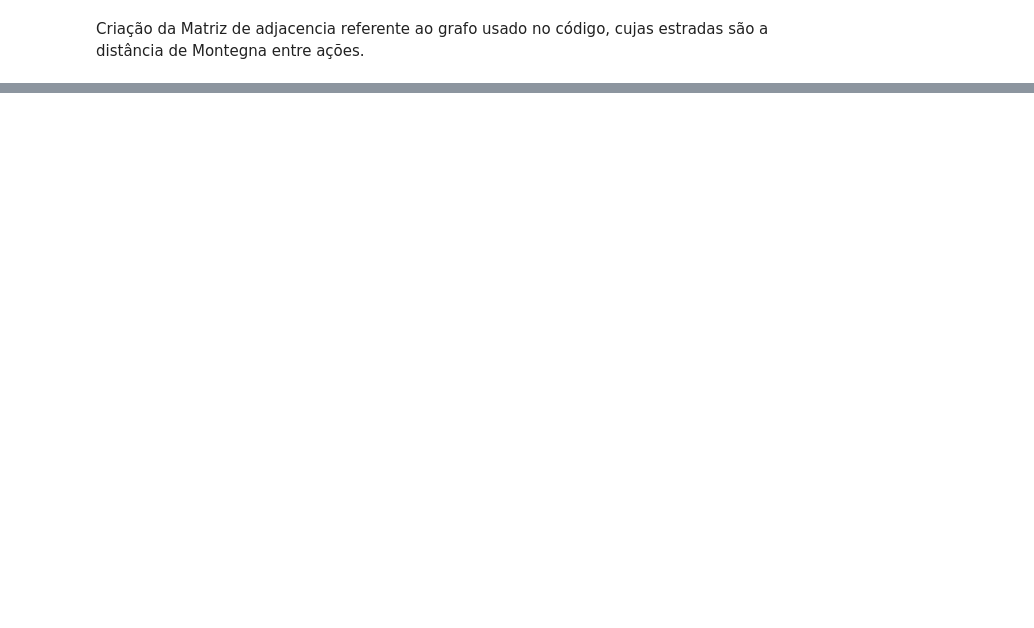
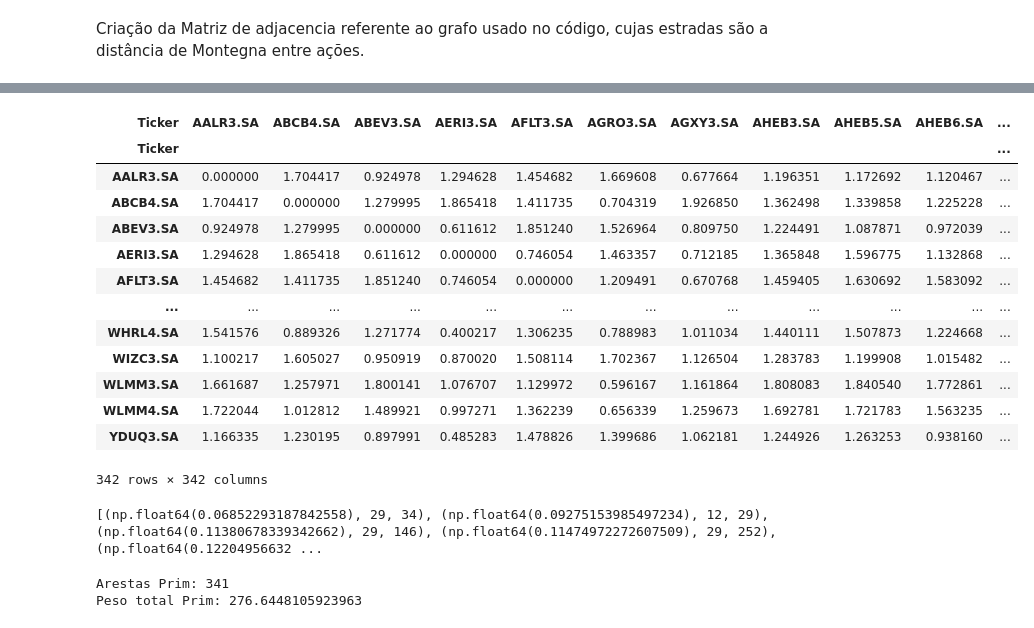
Before and after one commit to Marcos00758/Anti-crisis-stocks-using-graphs, a Jupyter notebook: Algoritimos.ipynb, the cells around one changed output, grey strips where cells are left out. Saved outputs shown, nothing was run; the diff lists cells and outputs as text; code cells hidden in the pictures; blank space fills up the shorter version.

```diff
--- a/Algoritimos.ipynb
+++ b/Algoritimos.ipynb
@@ -43,0 +67,61 @@ print(matriz_inicio)
+# %%
+dataframe_IPCA = inflacao_mensal('01/01/2008', '31/12/2025', variacao_logaritma)
+matriz_correlacao_IPCA = dataframe_IPCA.corr(method='pearson')
+matriz_mantegna_IPCA = matriz_mantegna(matriz_correlacao_IPCA)
+matriz_mantegna_IPCA
+# %% [output]
+| Ticker | AALR3.SA | ABCB4.SA | ABEV3.SA | AERI3.SA | AFLT3.SA | AGRO3.SA | AGXY3.SA | AHEB3.SA | AHEB5.SA | AHEB6.SA | ... |
+| Ticker |  |  |  |  |  |  |  |  |  |  | ... |
+| AALR3.SA | 0.000000 | 1.704417 | 0.924978 | 1.294628 | 1.454682 | 1.669608 | 0.677664 | 1.196351 | 1.172692 | 1.120467 | ... |
+| ABCB4.SA | 1.704417 | 0.000000 | 1.279995 | 1.865418 | 1.411735 | 0.704319 | 1.926850 | 1.362498 | 1.339858 | 1.225228 | ... |
+| ABEV3.SA | 0.924978 | 1.279995 | 0.000000 | 0.611612 | 1.851240 | 1.526964 | 0.809750 | 1.224491 | 1.087871 | 0.972039 | ... |
+| AERI3.SA | 1.294628 | 1.865418 | 0.611612 | 0.000000 | 0.746054 | 1.463357 | 0.712185 | 1.365848 | 1.596775 | 1.132868 | ... |
+| AFLT3.SA | 1.454682 | 1.411735 | 1.851240 | 0.746054 | 0.000000 | 1.209491 | 0.670768 | 1.459405 | 1.630692 | 1.583092 | ... |
+| ... | ... | ... | ... | ... | ... | ... | ... | ... | ... | ... | ... |
+| WHRL4.SA | 1.541576 | 0.889326 | 1.271774 | 0.400217 | 1.306235 | 0.788983 | 1.011034 | 1.440111 | 1.507873 | 1.224668 | ... |
+| WIZC3.SA | 1.100217 | 1.605027 | 0.950919 | 0.870020 | 1.508114 | 1.702367 | 1.126504 | 1.283783 | 1.199908 | 1.015482 | ... |
+| WLMM3.SA | 1.661687 | 1.257971 | 1.800141 | 1.076707 | 1.129972 | 0.596167 | 1.161864 | 1.808083 | 1.840540 | 1.772861 | ... |
+| WLMM4.SA | 1.722044 | 1.012812 | 1.489921 | 0.997271 | 1.362239 | 0.656339 | 1.259673 | 1.692781 | 1.721783 | 1.563235 | ... |
+| YDUQ3.SA | 1.166335 | 1.230195 | 0.897991 | 0.485283 | 1.478826 | 1.399686 | 1.062181 | 1.244926 | 1.263253 | 0.938160 | ... |
+342 rows × 342 columns
+# %%
+def validar_matriz(df):
+    # NaN representa uma distancia desconhecida, nunca uma aresta de peso zero.
+    if not isinstance(df, pd.DataFrame):
+        raise ValueError('A matriz deve ser um DataFrame.')
+    if df.empty or df.shape[0] != df.shape[1]:
+        raise ValueError('A matriz deve ser quadrada e nao vazia.')
+    if not df.index.equals(df.columns) or not df.index.is_unique:
+        raise ValueError('Linhas e colunas devem ter os mesmos ativos, sem repeticao e na mesma ordem.')
+    valores = df.to_numpy()
+    if valores.dtype.kind not in 'fiu':
+        raise ValueError('As distancias devem ser numeros reais.')
+    if np.isinf(valores).any():
+        raise ValueError('A matriz contem distancias infinitas.')
+    if not np.allclose(valores, valores.T, rtol=0, atol=1e-10, equal_nan=True):
+        raise ValueError('A matriz deve ser simetrica, inclusive nas posicoes ausentes.')
+    diagonal = np.diag(valores)
+    if not np.all(np.isnan(diagonal) | np.isclose(diagonal, 0, rtol=0, atol=1e-10)):
+        raise ValueError('As distancias conhecidas na diagonal devem ser zero.')
+    conhecidos = valores[np.isfinite(valores)]
+    if ((conhecidos < 0) | (conhecidos > 2)).any():
+        raise ValueError('As distancias de Mantegna devem estar entre 0 e 2.')
+
+
+def criar_arestas(df):
+    validar_matriz(df)
+    n=len(df.columns)
+    linha = 0
+    arestas = []
+    for j in range(1,n):
+        for i in range(linha+1):
+            peso = df.iloc[i,j]
+            if np.isfinite(peso):
+                arestas.append((peso,i,j ))
+        linha+=1
+
+    return sorted(arestas)
+arestas = criar_arestas(matriz_correlacoes_mantegna)
+print(arestas)
+# %% [output]
+[(np.float64(0.06852293187842558), 29, 34), (np.float64(0.09275153985497234), 12, 29), (np.float64(0.11380678339342662), 29, 146), (np.float64(0.11474972272607509), 29, 252), (np.float64(0.12204956632 ...
@@ -43,0 +178,15 @@ print(matriz_inicio)
+# %%
+mst_prim = prim(matriz_correlacoes_mantegna)
+#mst_kruskal = kruskal(matriz_correlacoes_mantegna)
+
+print("Arestas Prim:", len(mst_prim))
+#print("Arestas Kruskal:", len(mst_kruskal))
+
+peso_prim = sum(peso for peso, u, v in mst_prim)
+#peso_kruskal = sum(peso for peso, u, v in mst_kruskal)
+
+print("Peso total Prim:", peso_prim)
+#print("Peso total Kruskal:", peso_kruskal)
+# %% [output]
+Arestas Prim: 341
+Peso total Prim: 276.6448105923963
```
Also changed, not shown: parts of 6 cells of this notebook, 1 other file.
